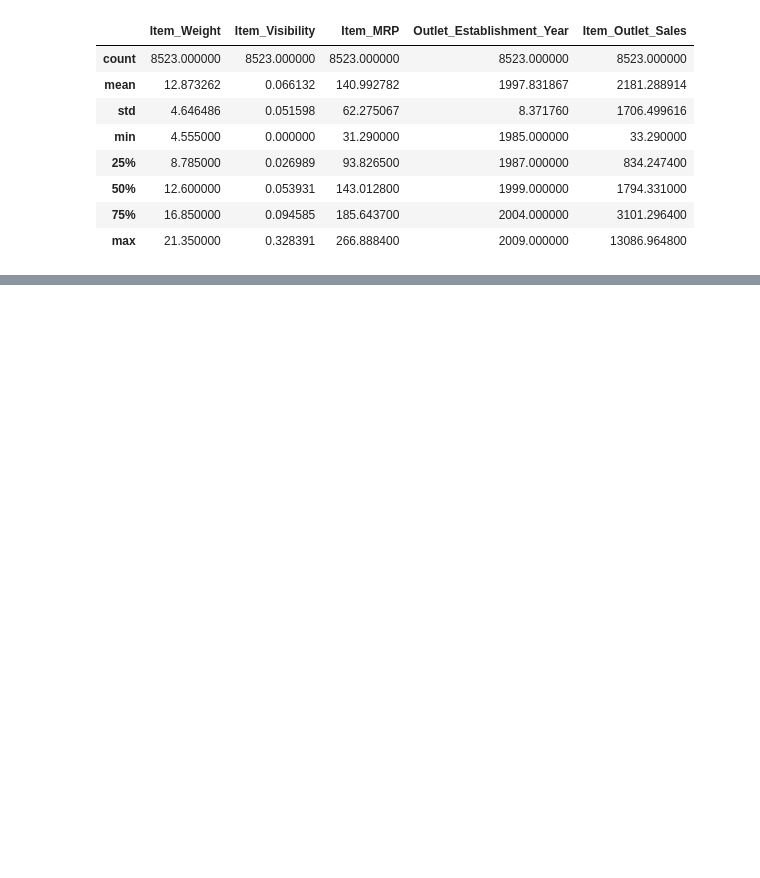
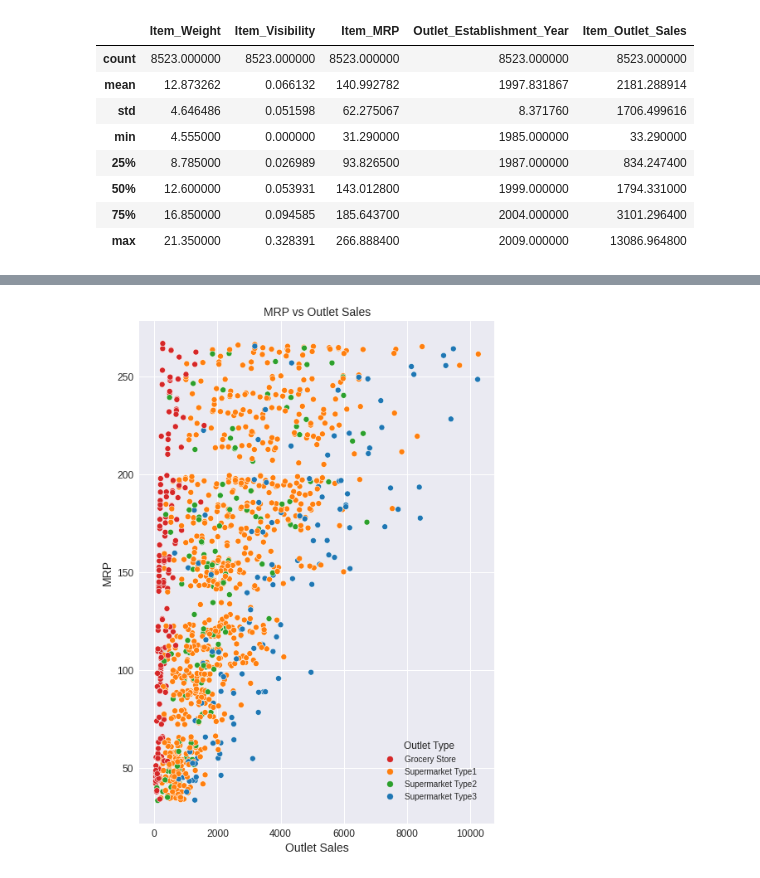
Before and after one commit to khixson1/Food_Sales_Prediction, a Jupyter notebook: Food_Sales_Predictions.ipynb, the cells around one changed output, grey strips where cells are left out. Saved outputs shown, nothing was run; the diff lists cells and outputs as text; code cells hidden in the pictures; blank space fills up the shorter version.

```diff
--- a/Food_Sales_Predictions.ipynb
+++ b/Food_Sales_Predictions.ipynb
@@ -375,0 +470,34 @@ plt.yticks(fontsize = 14);
+# %%
+# create a box plot showing fat content distribution between refrigerated items
+
+# set style for the plot
+plt.style.use('seaborn');
+
+# make a relplot to show Item MRP according to Item Outlet Sales according to Outlet Type
+ord = ['Grocery Store', 'Supermarket Type1', 'Supermarket Type2', 'Supermarket Type3']
+palette = ['tab:red', 'tab:orange', 'tab:green', 'tab:blue']
+ax = sns.relplot(data=fridge_items,
+            x=fridge_items['Item_Outlet_Sales'],
+            y=fridge_items['Item_MRP'],
+            hue=fridge_items['Outlet_Type'],
+            hue_order = ord,
+            palette = palette,
+            legend = 'full'
+            );
+
+# define fonts, labels and titles
+plt.title('MRP vs Outlet Sales', fontsize=14);
+plt.xlabel('Outlet Sales', fontsize=14);
+plt.ylabel('MRP', fontsize=14);
+plt.xticks(fontsize=12);
+plt.yticks(fontsize=12);
+
+# set figure size
+ax.fig.set_size_inches(10,10)
+
+# set legend parameters
+leg = ax._legend
+leg.set_bbox_to_anchor([0.65, 0.15])
+leg.set_title('Outlet Type')
+# %% [output]
+[figure, added]
```
Also changed, not shown: parts of 7 cells of this notebook.
